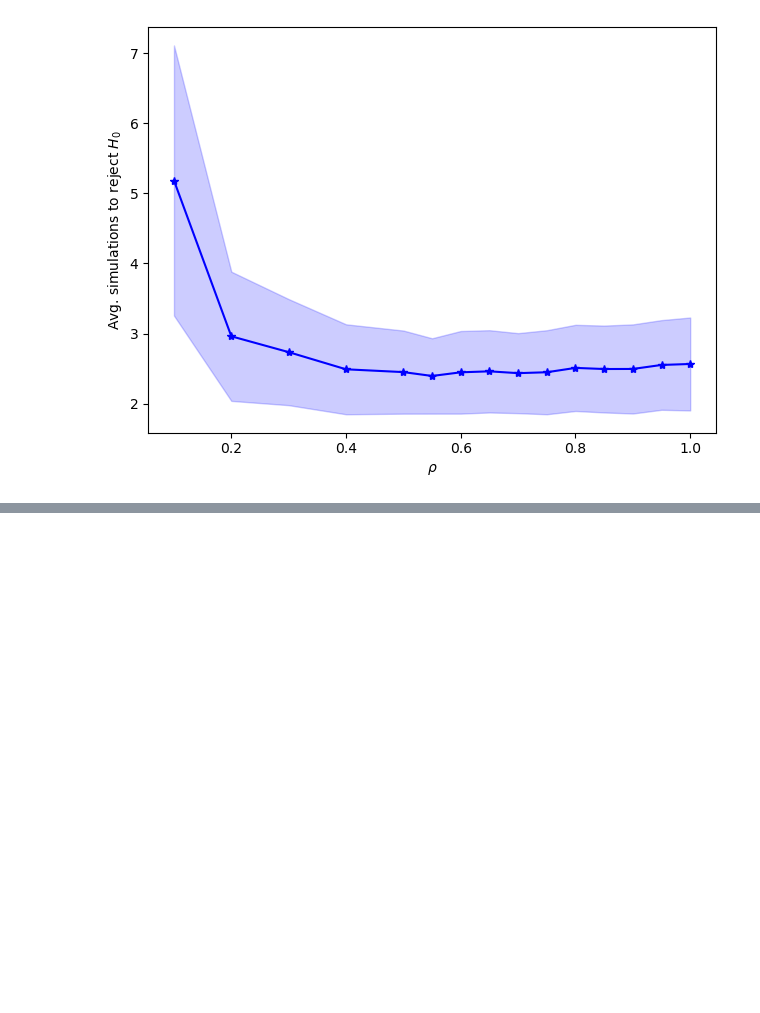
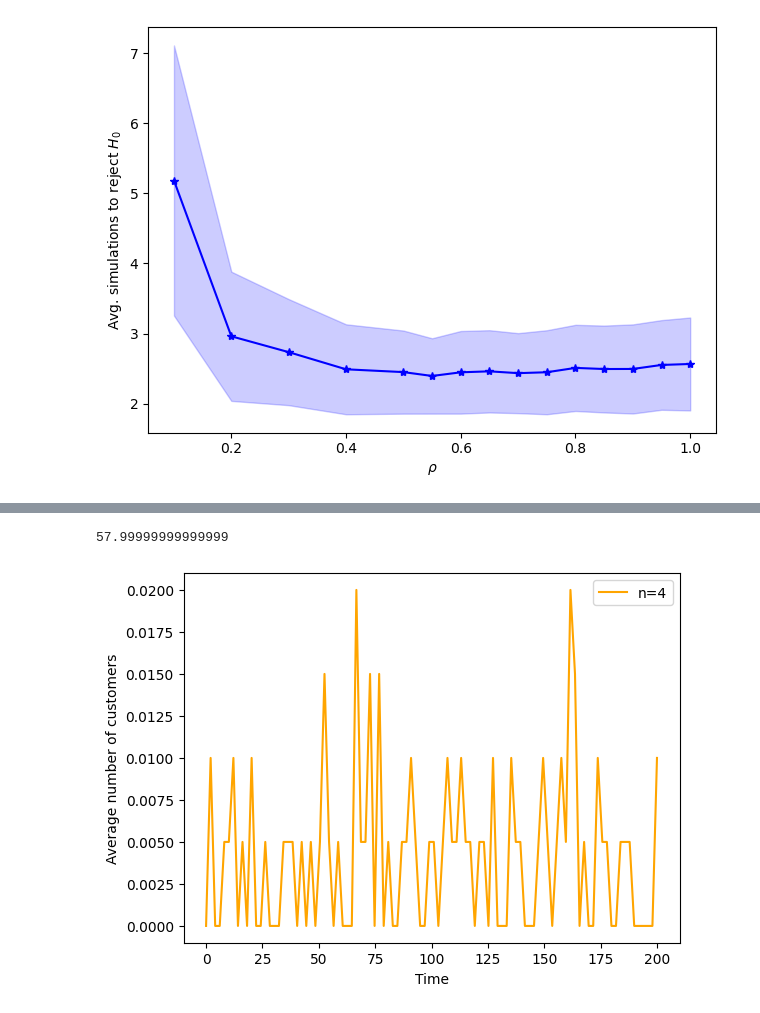
Before and after one commit to gajera-divya/Stochastic_simulations, a Jupyter notebook: SS_Assignment_2 (1).ipynb, the cells around one changed output, grey strips where cells are left out. Cells and saved outputs as stored; diff of their text form; code cells hidden in the pictures; blank space fills up the shorter version.

```diff
--- a/SS_Assignment_2 (1).ipynb
+++ b/SS_Assignment_2 (1).ipynb
@@ -509,0 +595,10 @@ plt.show()
+# %%
+print(occupied_rate_4)
+plt.plot(TIME_STEPS, cd_4_MMn, label="n=4", color="orange")
+plt.legend()
+plt.xlabel("Time")
+plt.ylabel("Average number of customers")
+plt.savefig("cd_MMn_n4.svg")
+# %% [output]
+57.99999999999999
+[figure, added]
```
Also changed, not shown: parts of 15 cells of this notebook.
